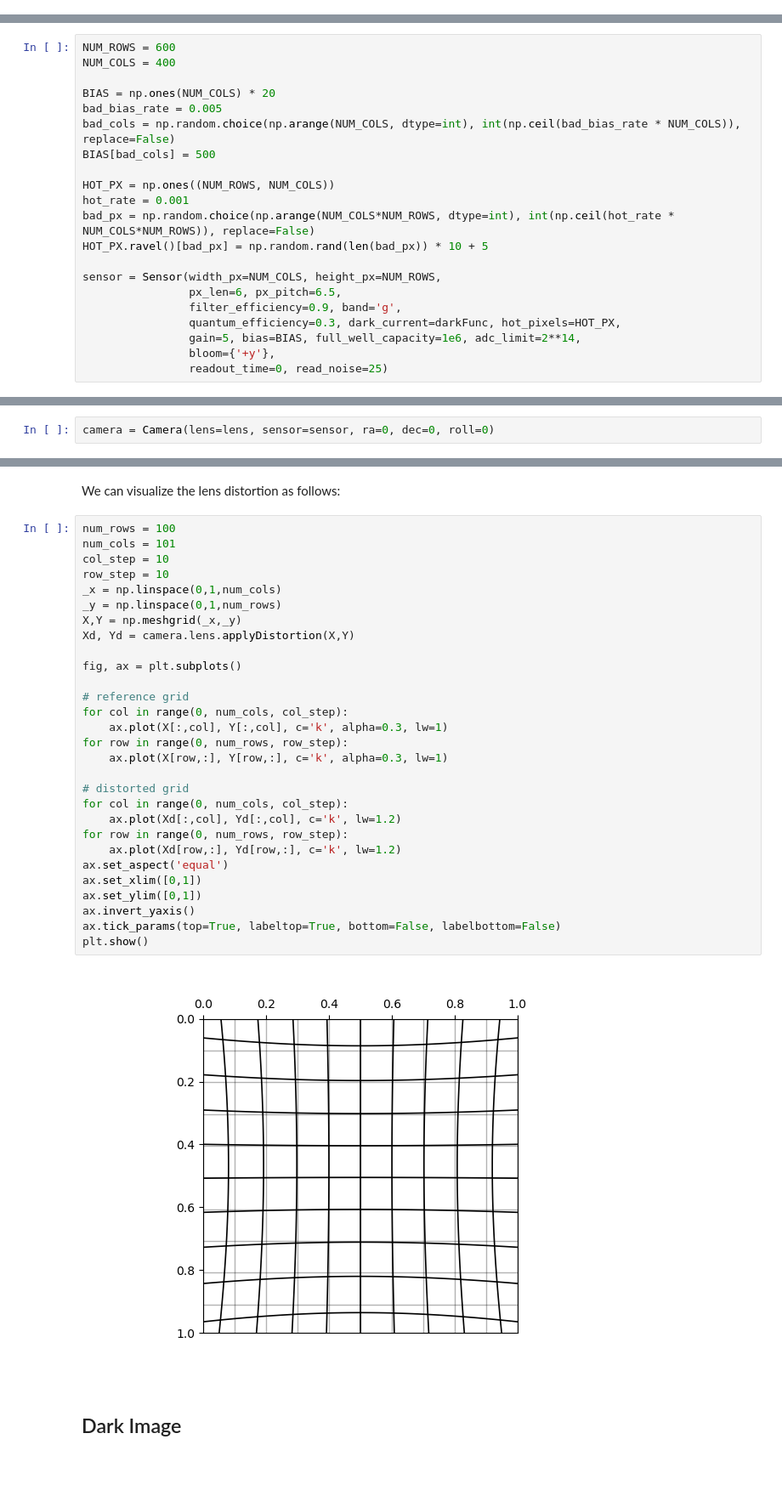
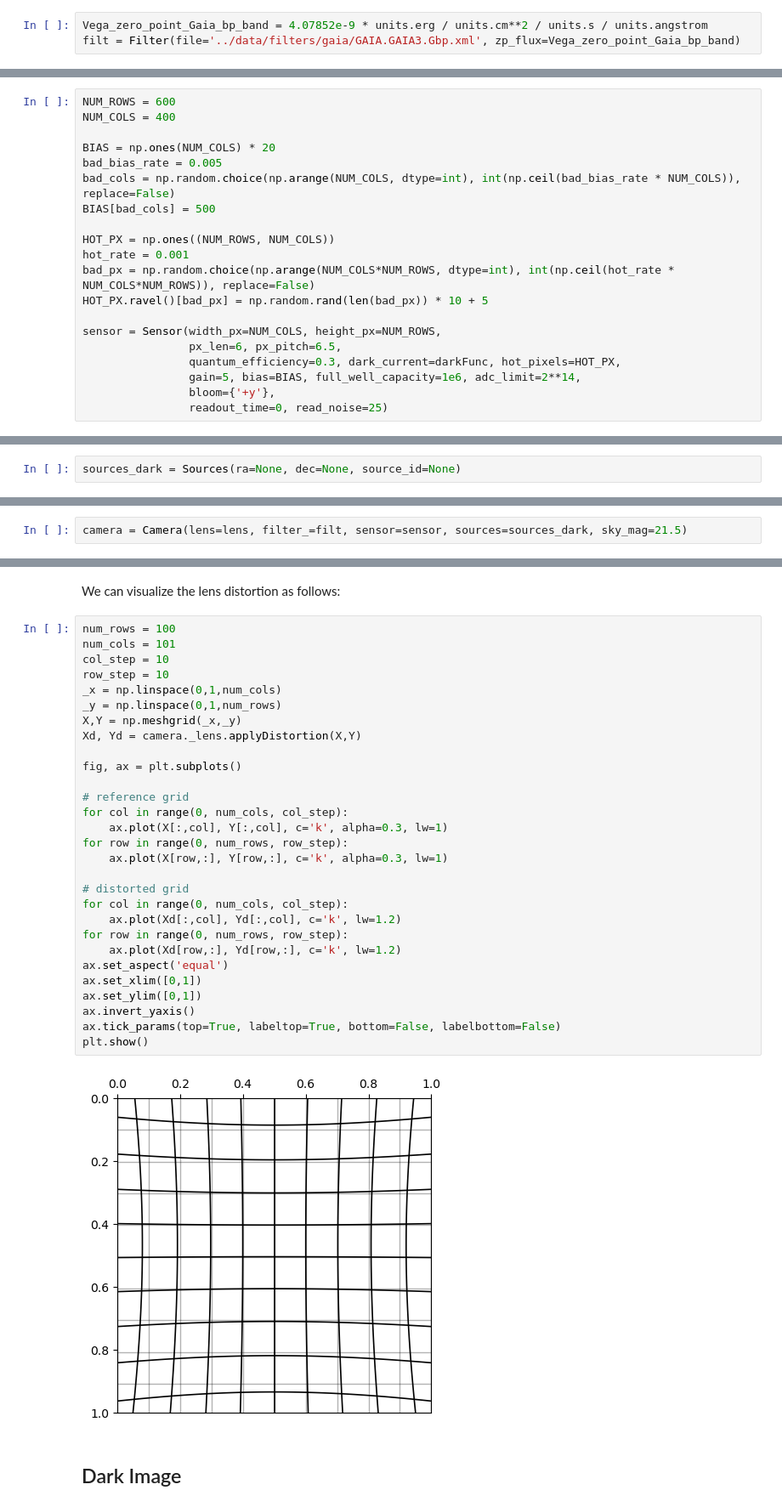
Before and after one commit to TigerHou2/StarSim, a Jupyter notebook: examples/gaia.ipynb, the cells around one changed output, grey strips where cells are left out. Shown at 85% size. Drawn from its saved outputs; the diff is of its cells as text; blank space fills up the shorter version.

Commit message:
Added spectra integration and gaia interface

```diff
--- a/examples/gaia.ipynb
+++ b/examples/gaia.ipynb
@@ -78,3 +84,6 @@ lens = Lens(aperture=aperture.to(units.mm).value, focal_length=focal_length.to(u
+# %%
+Vega_zero_point_Gaia_bp_band = 4.07852e-9 * units.erg / units.cm**2 / units.s / units.angstrom
+filt = Filter(file='../data/filters/gaia/GAIA.GAIA3.Gbp.xml', zp_flux=Vega_zero_point_Gaia_bp_band)
 # %% [markdown]
 ### Sensor
 # %% [markdown]
@@ -120,7 +127,6 @@ HOT_PX.ravel()[bad_px] = np.random.rand(len(bad_px)) * 10 + 5
 
 sensor = Sensor(width_px=NUM_COLS, height_px=NUM_ROWS,
                 px_len=6, px_pitch=6.5,
-                filter_efficiency=0.9, band='g',
                 quantum_efficiency=0.3, dark_current=darkFunc, hot_pixels=HOT_PX,
                 gain=5, bias=BIAS, full_well_capacity=1e6, adc_limit=2**14,
                 bloom={'+y'},
@@ -128,3 +138,5 @@ sensor = Sensor(width_px=NUM_COLS, height_px=NUM_ROWS,
+# %%
+sources_dark = Sources(ra=None, dec=None, source_id=None)
 # %% [markdown]
 ### Camera
 # %% [markdown]
@@ -132,5 +148,5 @@ The camera is simply defined by the lens and sensor, along with its orientation
 # %%
-camera = Camera(lens=lens, sensor=sensor, ra=0, dec=0, roll=0)
+camera = Camera(lens=lens, filter_=filt, sensor=sensor, sources=sources_dark, sky_mag=21.5)
 # %% [markdown]
 ## Lens Distortion Visualization
 # %% [markdown]
@@ -138,34 +154,34 @@ We can visualize the lens distortion as follows:
 # %%
 num_rows = 100
 num_cols = 101
 col_step = 10
 row_step = 10
 _x = np.linspace(0,1,num_cols)
 _y = np.linspace(0,1,num_rows)
 X,Y = np.meshgrid(_x,_y)
-Xd, Yd = camera.lens.applyDistortion(X,Y)
+Xd, Yd = camera._lens.applyDistortion(X,Y)
 
 fig, ax = plt.subplots()
 
 # reference grid
 for col in range(0, num_cols, col_step):
     ax.plot(X[:,col], Y[:,col], c='k', alpha=0.3, lw=1)
 for row in range(0, num_rows, row_step):
     ax.plot(X[row,:], Y[row,:], c='k', alpha=0.3, lw=1)
 
 # distorted grid
 for col in range(0, num_cols, col_step):
     ax.plot(Xd[:,col], Yd[:,col], c='k', lw=1.2)
 for row in range(0, num_rows, row_step):
     ax.plot(Xd[row,:], Yd[row,:], c='k', lw=1.2)
 ax.set_aspect('equal')
 ax.set_xlim([0,1])
 ax.set_ylim([0,1])
 ax.invert_yaxis()
 ax.tick_params(top=True, labeltop=True, bottom=False, labelbottom=False)
 plt.show()
 # %% [output]
-[figure, old version]
+[figure, new version]
 # %% [markdown]
 ## Dark Image
 # %% [markdown]
```
Also changed, not shown: parts of 38 cells of this notebook, 17 other files.
